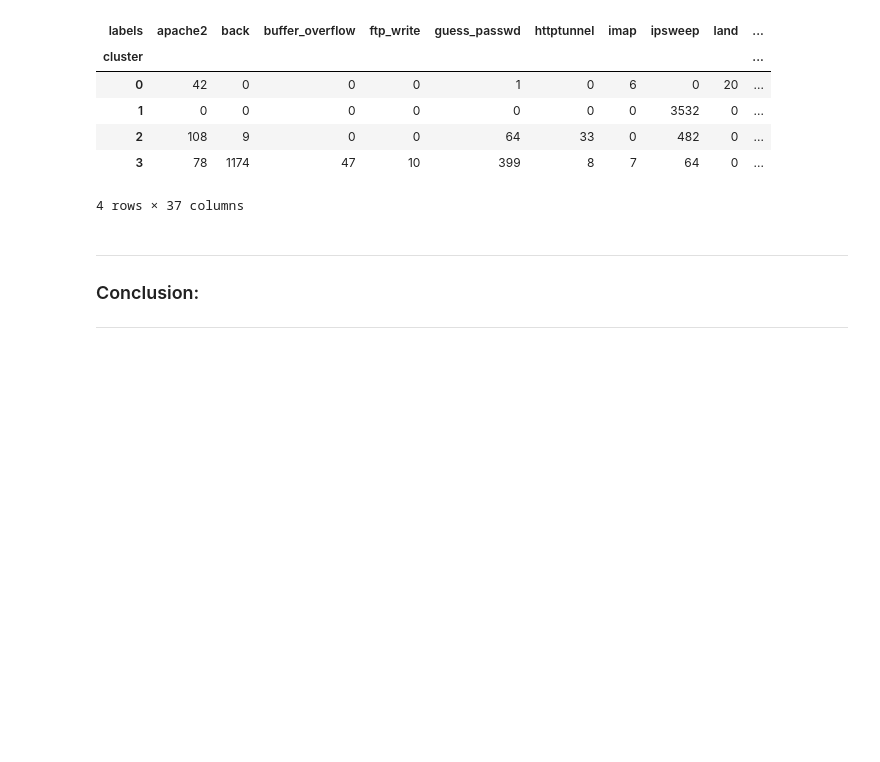
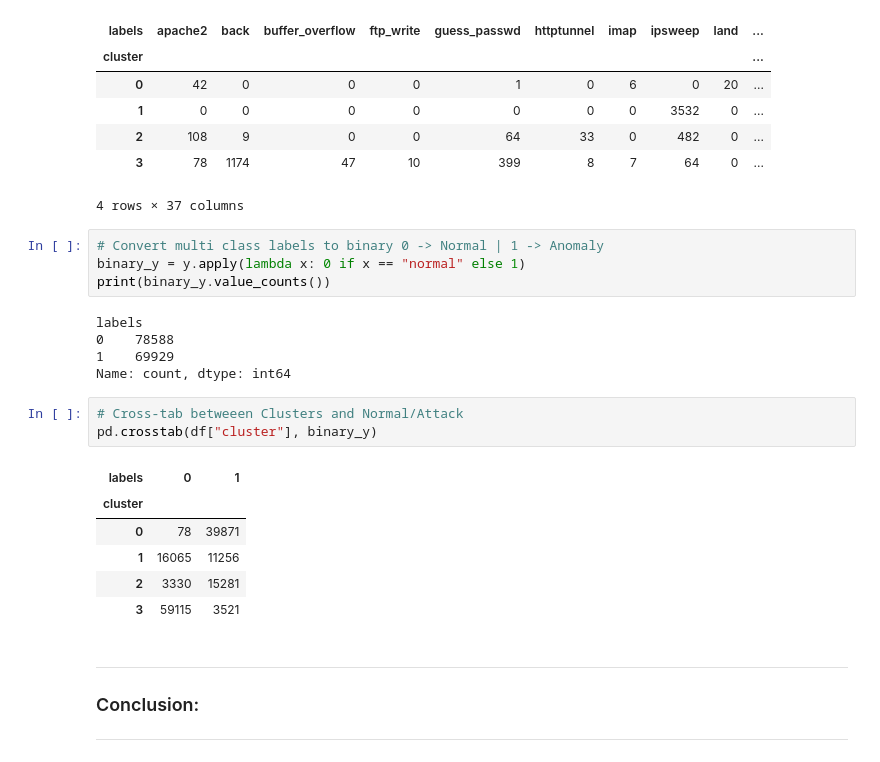
Before and after one commit to aashoday/fml-lab, a Jupyter notebook: notebooks/assignment_7.ipynb, the cells around one changed output. Saved outputs shown, nothing was run; the diff lists cells and outputs as text; blank space fills up the shorter version.

Commit message:
chore(assignment_7): convert labels to binary

```diff
--- a/notebooks/assignment_7.ipynb
+++ b/notebooks/assignment_7.ipynb
@@ -162,6 +162,25 @@ pd.crosstab(df["cluster"], y)
 | 2 | 108 | 9 | 0 | 0 | 64 | 33 | 0 | 482 | 0 | ... |
 | 3 | 78 | 1174 | 47 | 10 | 399 | 8 | 7 | 64 | 0 | ... |
 4 rows × 37 columns
+# %%
+# Convert multi class labels to binary 0 -> Normal | 1 -> Anomaly
+binary_y = y.apply(lambda x: 0 if x == "normal" else 1)
+print(binary_y.value_counts())
+# %% [output]
+labels
+0    78588
+1    69929
+Name: count, dtype: int64
+# %%
+# Cross-tab betweeen Clusters and Normal/Attack
+pd.crosstab(df["cluster"], binary_y)
+# %% [output]
+| labels | 0 | 1 |
+| cluster |  |  |
+| 0 | 78 | 39871 |
+| 1 | 16065 | 11256 |
+| 2 | 3330 | 15281 |
+| 3 | 59115 | 3521 |
 # %% [markdown]
 ---
 ### Conclusion:
```
